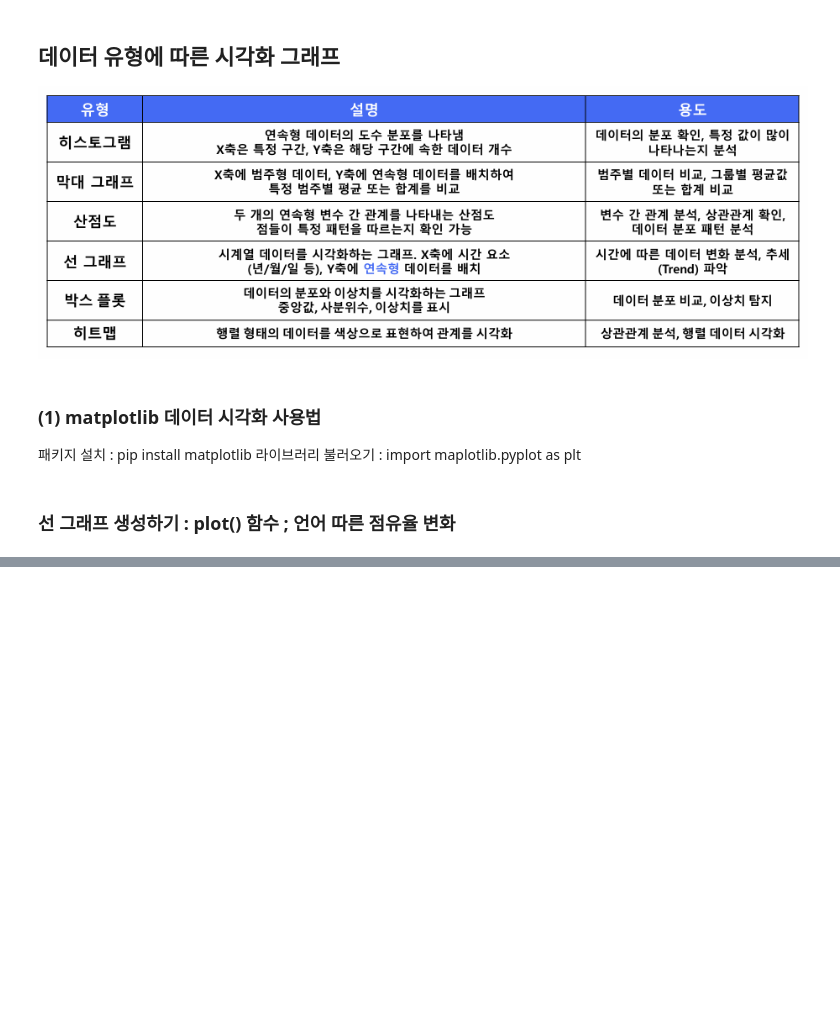
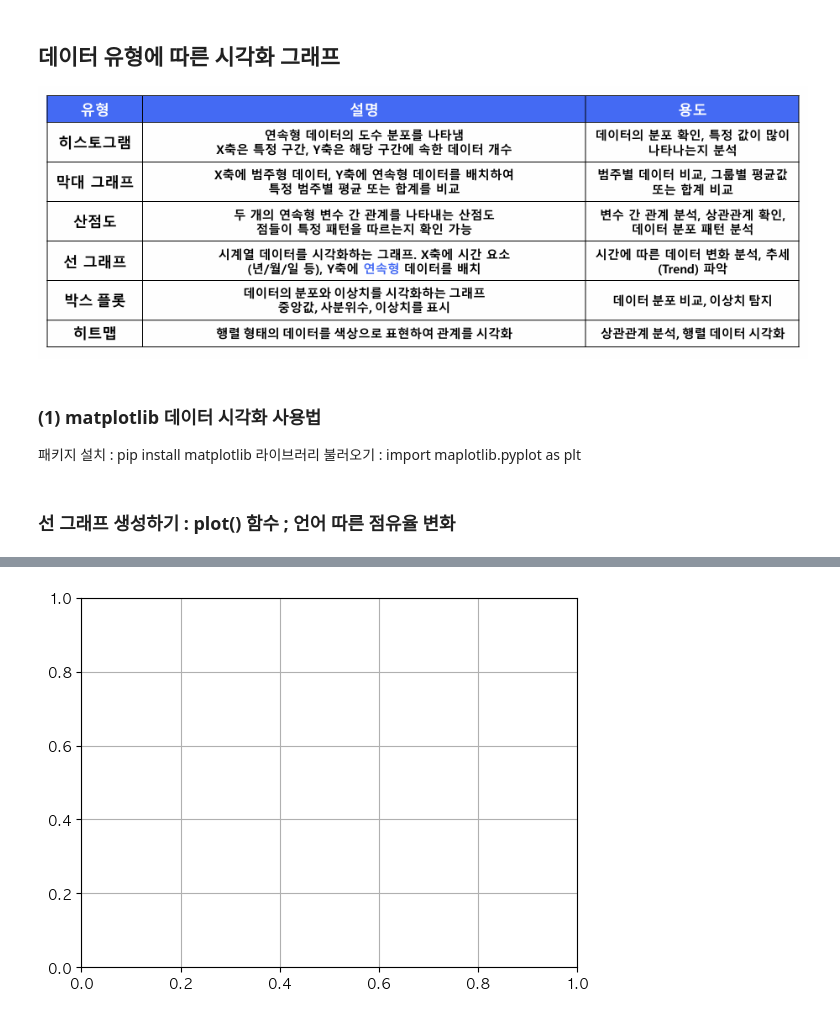
Before and after one commit to Jayyxy/data_analysis, a Jupyter notebook: 20251119/Data_Visualization.ipynb, the cells around one changed output, grey strips where cells are left out. Cells and saved outputs as stored; diff of their text form; code cells hidden in the pictures; blank space fills up the shorter version.

```diff
--- a/20251119/Data_Visualization.ipynb
+++ b/20251119/Data_Visualization.ipynb
@@ -107,0 +157,9 @@ ax2.set_ylabel('점유율')
+# %%
+# (3) 격자 추가하기
+plt.grid(True) #둘다 (기본)
+
+plt.grid(True,axis="x") #x축만
+
+plt.grid(True,axis="y") #y축만
+# %% [output]
+[figure, added]
```
Also changed, not shown: parts of 13 cells of this notebook, 2 other files.
